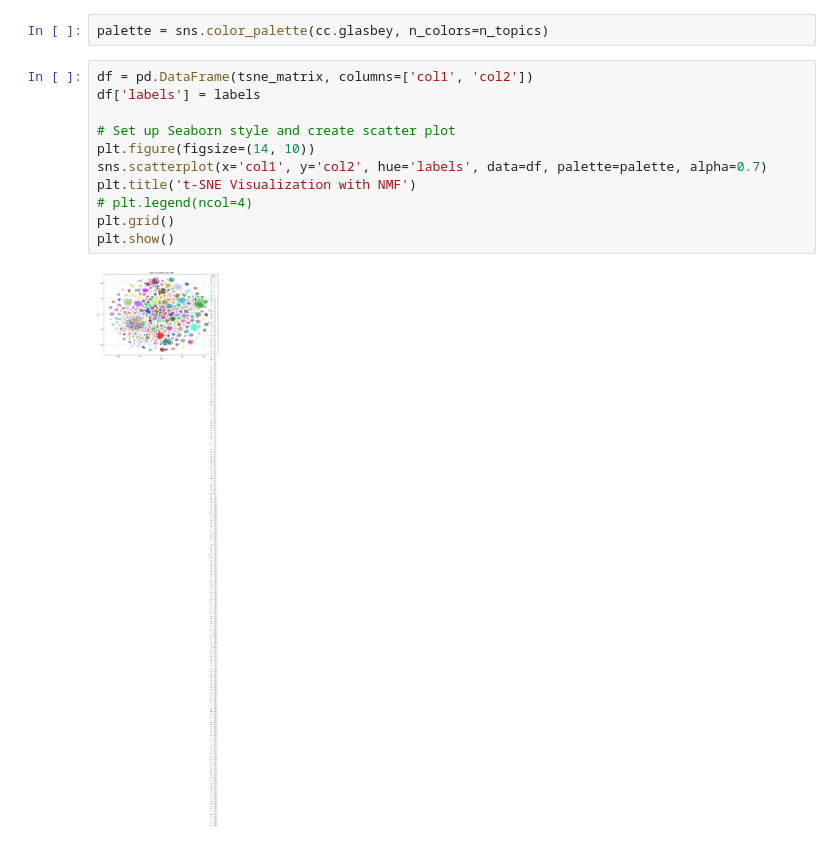
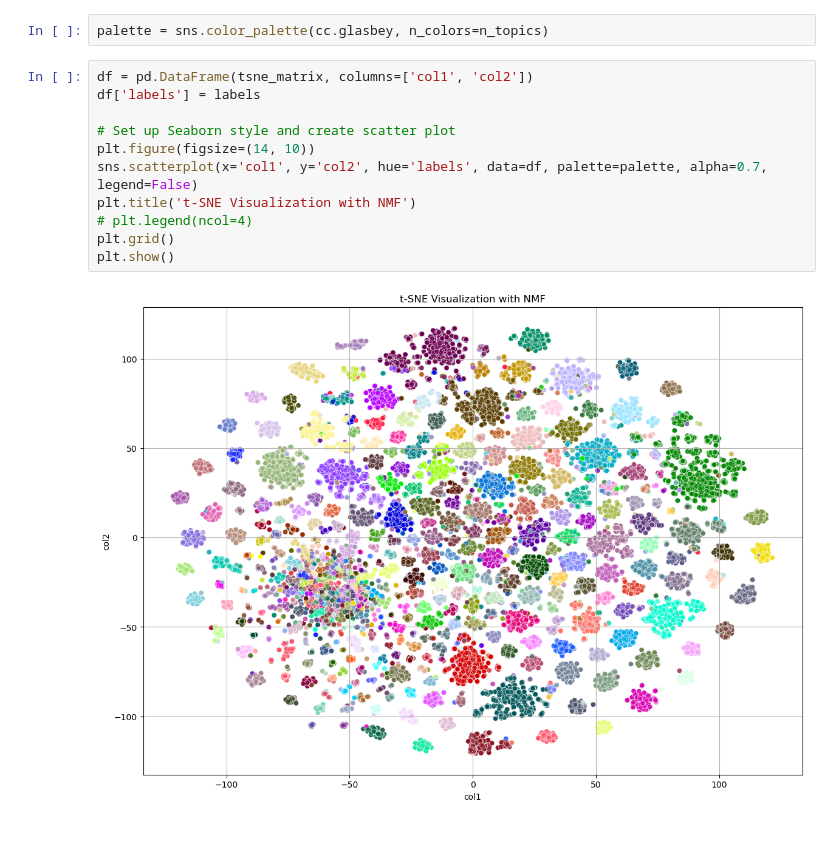
Before and after one commit to trtrgfh/Image_Recipe_Translation, a Jupyter notebook: topic_modelling_NMF.ipynb, the cells around one changed output. Saved outputs shown, nothing was run; the diff lists cells and outputs as text.

```diff
--- a/topic_modelling_NMF.ipynb
+++ b/topic_modelling_NMF.ipynb
@@ -188,16 +188,16 @@ palette = sns.color_palette(cc.glasbey, n_colors=n_topics)
 # %%
 df = pd.DataFrame(tsne_matrix, columns=['col1', 'col2'])
 df['labels'] = labels
 
 # Set up Seaborn style and create scatter plot
 plt.figure(figsize=(14, 10))
-sns.scatterplot(x='col1', y='col2', hue='labels', data=df, palette=palette, alpha=0.7)
+sns.scatterplot(x='col1', y='col2', hue='labels', data=df, palette=palette, alpha=0.7, legend=False)
 plt.title('t-SNE Visualization with NMF')
 # plt.legend(ncol=4)
 plt.grid()
 plt.show()
 # %% [output]
-[figure, old version]
+[figure, new version]
 # %%
 allrecipt_imageDirs = []
 kaggle_imageDirs = []
```
Also changed, not shown: parts of 7 cells of this notebook, 4 other files.
